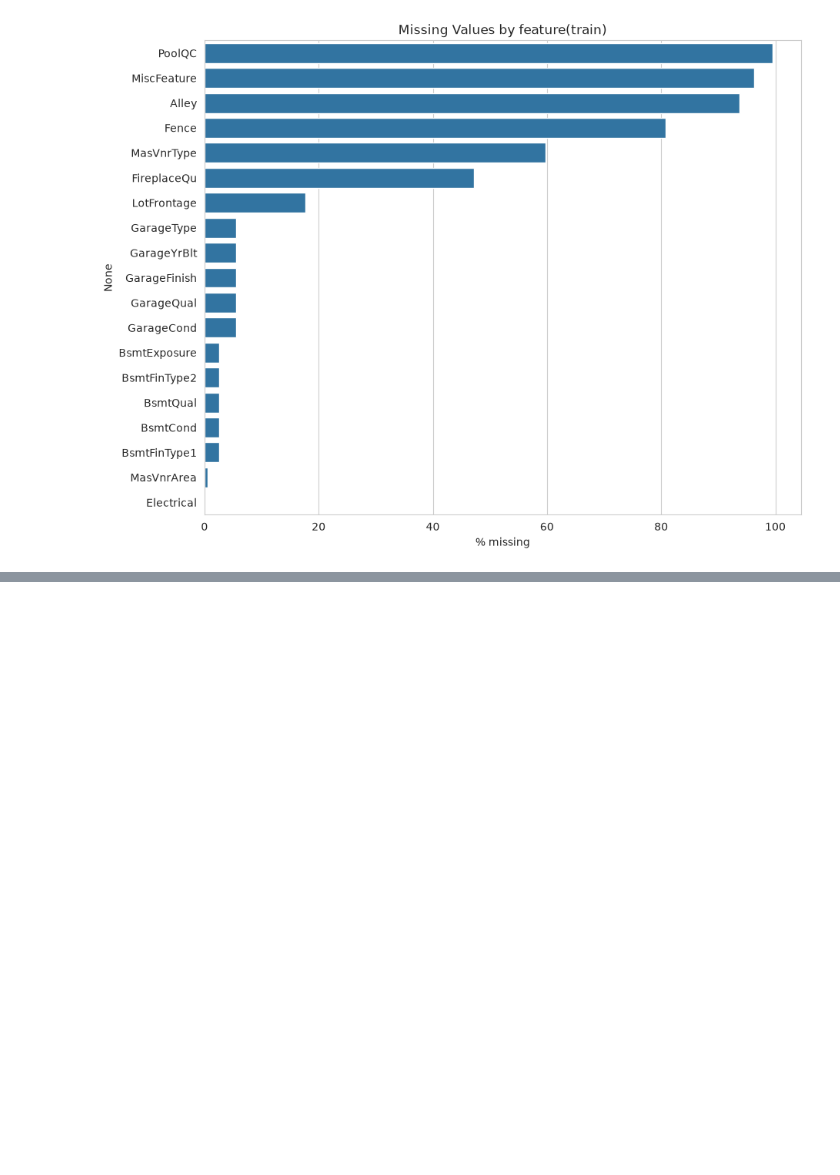
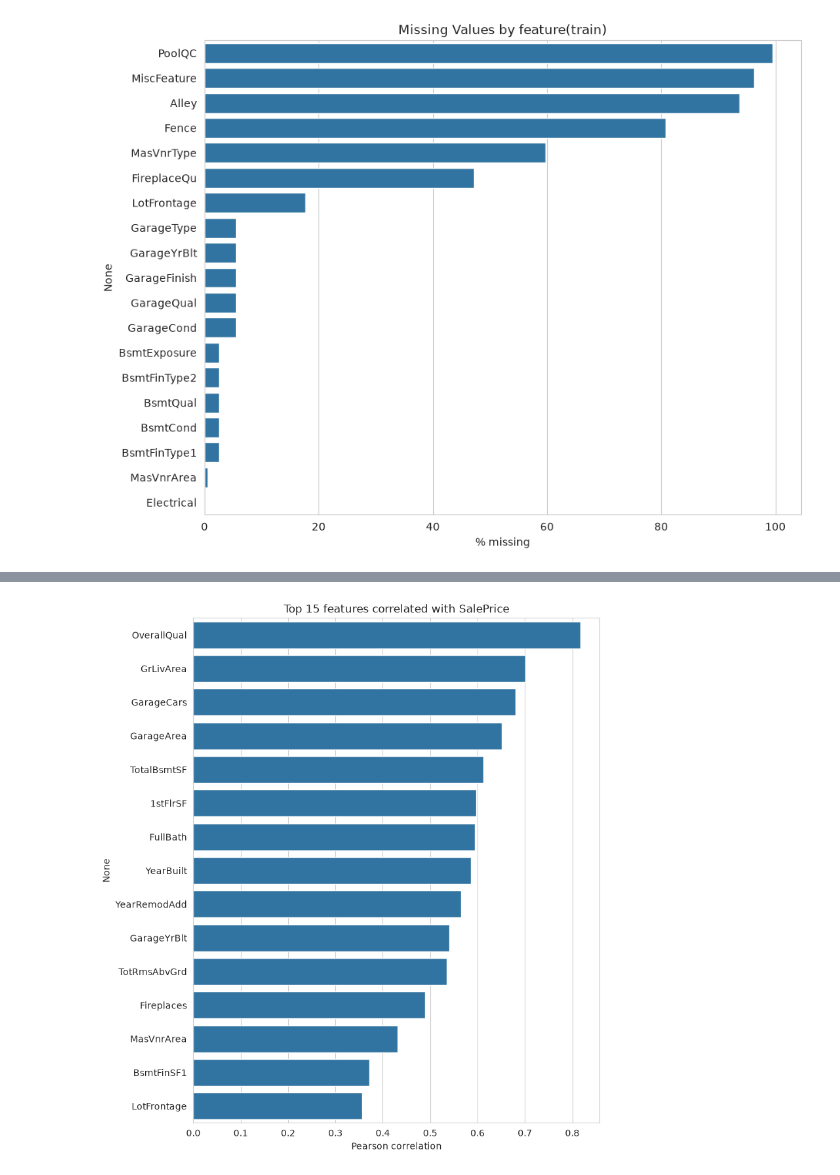
Before and after one commit to elvert19/housing_prices, a Jupyter notebook: prediction.ipynb, the cells around one changed output, grey strips where cells are left out. Saved outputs shown, nothing was run; the diff lists cells and outputs as text; code cells hidden in the pictures; blank space fills up the shorter version.

```diff
--- a/prediction.ipynb
+++ b/prediction.ipynb
@@ -110,3 +109,7 @@ miss_train
 | BsmtFinType1 | 37 | 2.534247 |
 | MasVnrArea | 8 | 0.547945 |
 | Electrical | 1 | 0.068493 |
+# %%
+train['SalePrice_log'] = np.log1p(train['SalePrice'])
+assert 'SalePrice_log' in train.columns
+print('OK, SalePrice_log created')
@@ -122,0 +128,8 @@ Numerical feature distribution and relationship to price
+# %%
+
+
+num_features = train.select_dtypes(include=[np.number]).columns.drop(['SalePrice', 'SalePrice_log'])
+print(f'{len(num_features)} numerical features')
+
+corr = train[list(num_features) + ['SalePrice']].corr()['SalePrice'].sort_values(ascending=False)
+corr.drop('SalePrice').head(15)
@@ -122,0 +154,9 @@ Numerical feature distribution and relationship to price
+# %%
+plt.figure(figsize=(8,10))
+top_corr = corr.drop("SalePrice").head(15)
+sns.barplot(x=top_corr.values,y=top_corr.index)
+plt.title("Top 15 features correlated with SalePrice")
+plt.xlabel("Pearson correlation")
+plt.show()
+# %% [output]
+[figure, added]
```
Also changed, not shown: parts of 30 cells of this notebook.
